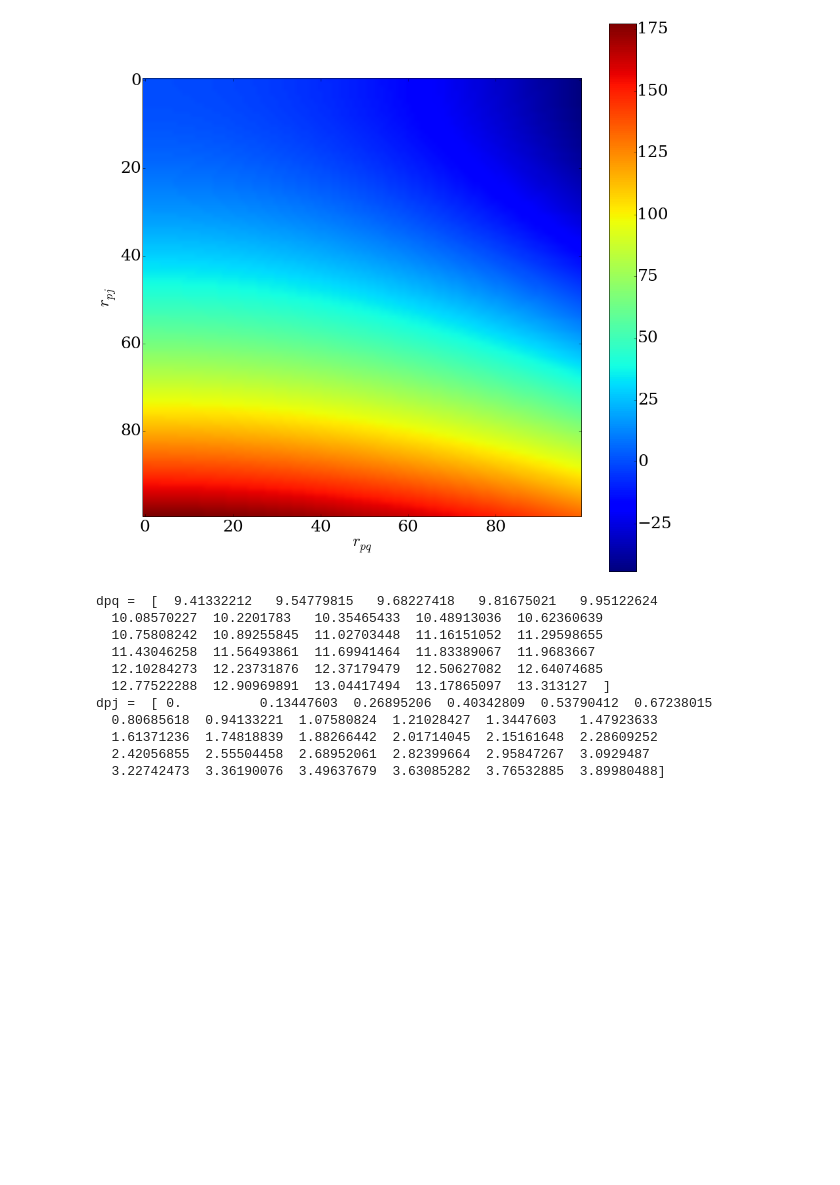
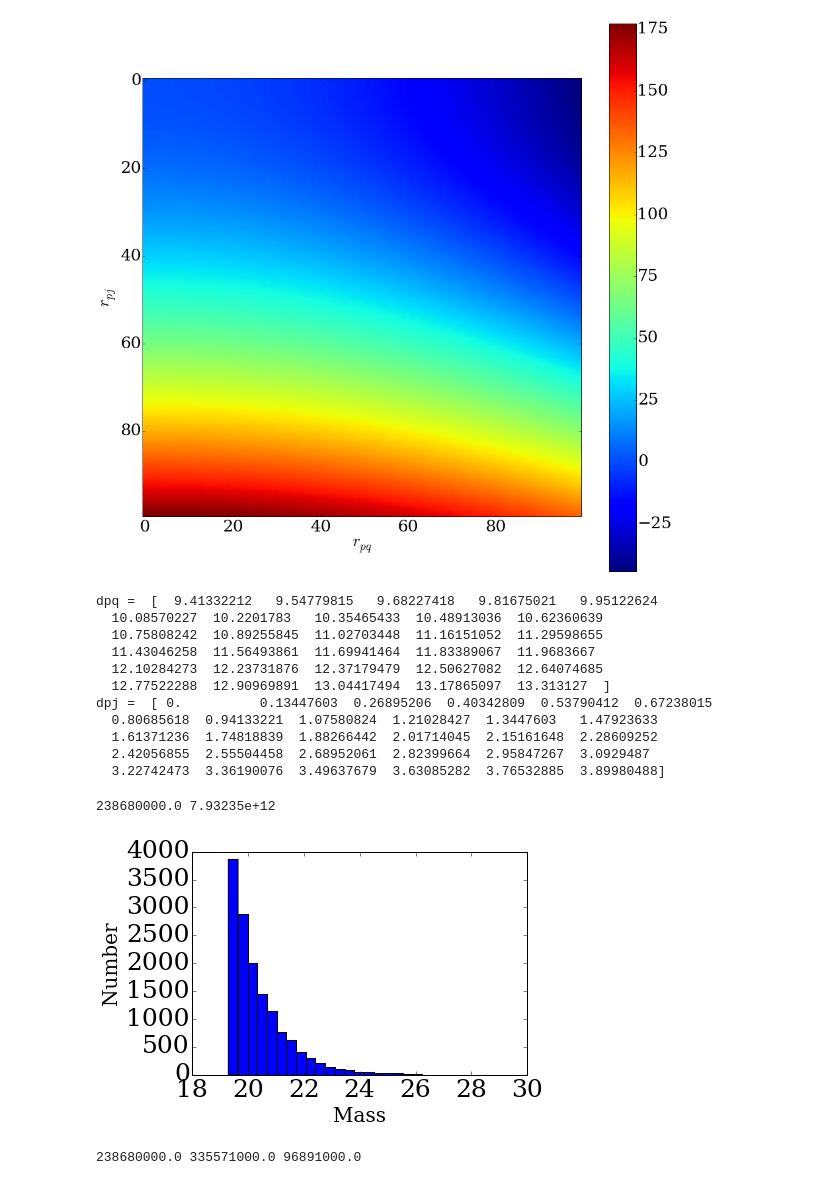
Before and after one commit to jngaravitoc/DwarfAssociations, a Jupyter notebook: code/Tully_Method/Optimizing_Analysis.ipynb, the cells around one changed output. Saved outputs shown, nothing was run; the diff lists cells and outputs as text; code cells hidden in the pictures; blank space fills up the shorter version.

```diff
--- a/code/Tully_Method/Optimizing_Analysis.ipynb
+++ b/code/Tully_Method/Optimizing_Analysis.ipynb
@@ -71,3 +71,18 @@ dpj =  [ 0.          0.13447603  0.26895206  0.40342809  0.53790412  0.67238015
   1.61371236  1.74818839  1.88266442  2.01714045  2.15161648  2.28609252
   2.42056855  2.55504458  2.68952061  2.82399664  2.95847267  3.0929487
   3.22742473  3.36190076  3.49637679  3.63085282  3.76532885  3.89980488]
+# %%
+data = np.loadtxt("AllHalo-data.dat")
+M = data[:,6]
+# %%
+print min(M), max(M)
+# %% [output]
+238680000.0 7.93235e+12
+# %%
+plt.hist(np.log(M), bins=30)
+plt.xlabel("Mass", fontsize=20)
+plt.ylabel("Number", fontsize=20)
+plt.savefig("Mass distribution.png", bbox_inches='tight')
+plt.show()
+# %% [output]
+[figure, added]
@@ -73,0 +91,4 @@ dpj =  [ 0.          0.13447603  0.26895206  0.40342809  0.53790412  0.67238015
+# %%
+print min(M_sort[:3800]), max(M_sort[:3800]), max(M_sort[:3800])-min(M_sort[:3800])
+# %% [output]
+238680000.0 335571000.0 96891000.0
```
Also changed, not shown: parts of 2 cells of this notebook, 2 other files.
